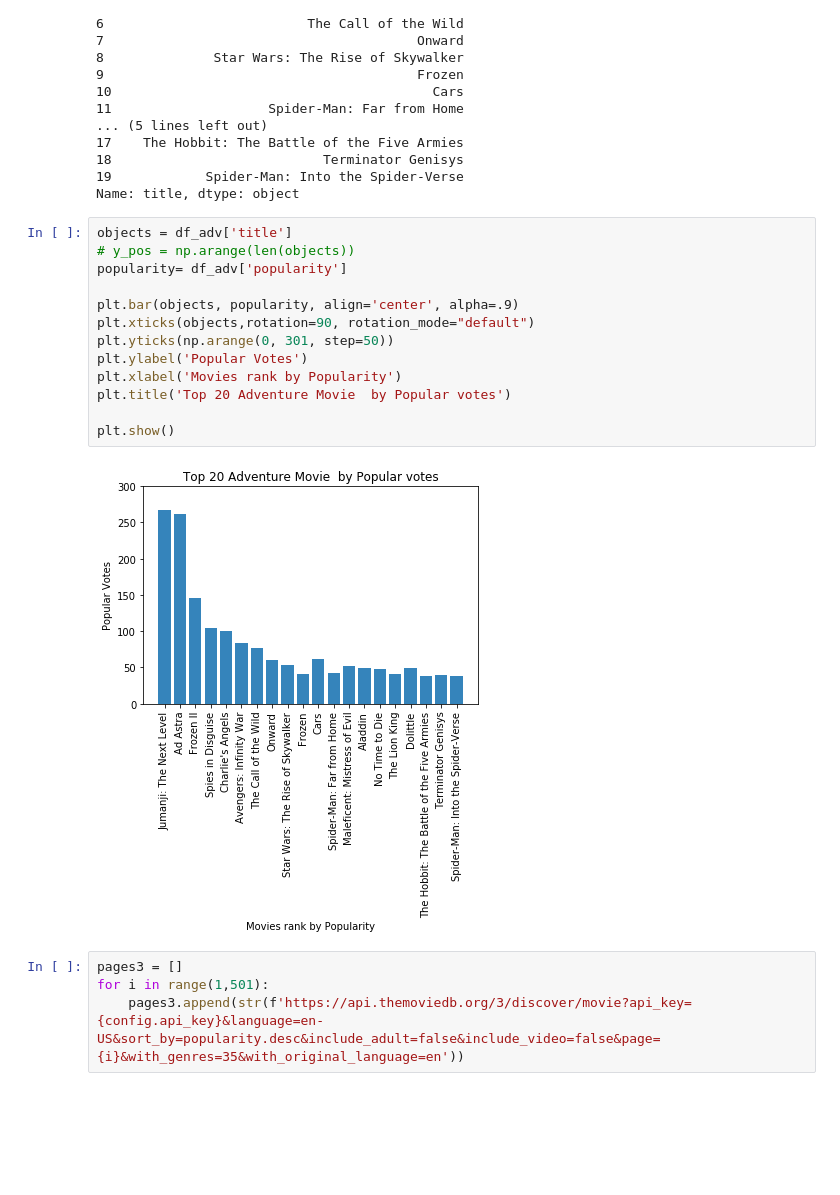
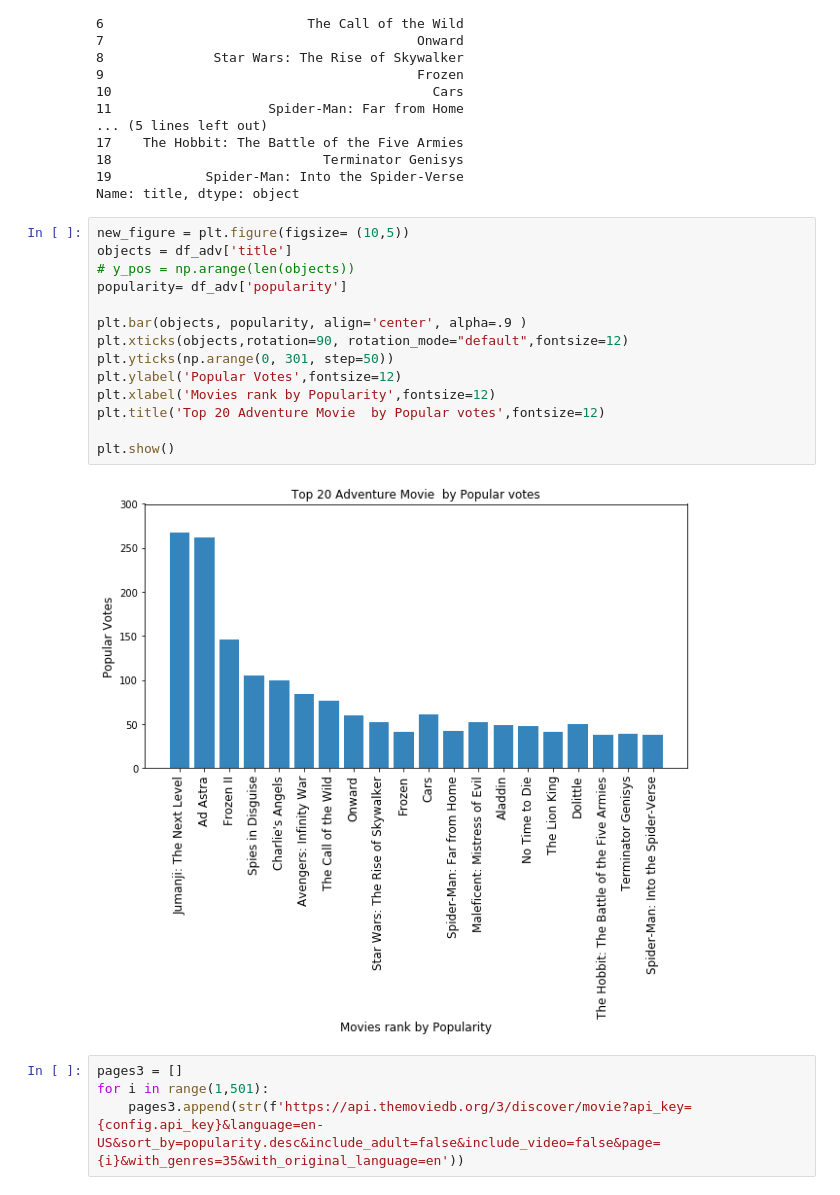
Before and after one commit to J-Joseph524/MEDIA-PROJECT-JJ-EO, a Jupyter notebook: Project.ipynb, the cells around one changed output. Cells and saved outputs as stored; diff of their text form; blank space fills up the shorter version.

```diff
--- a/Project.ipynb
+++ b/Project.ipynb
@@ -131,20 +131,21 @@ df_adv['title']
 19            Spider-Man: Into the Spider-Verse
 Name: title, dtype: object
 # %%
+new_figure = plt.figure(figsize= (10,5))
 objects = df_adv['title']
 # y_pos = np.arange(len(objects))
 popularity= df_adv['popularity']
 
-plt.bar(objects, popularity, align='center', alpha=.9)
-plt.xticks(objects,rotation=90, rotation_mode="default")
+plt.bar(objects, popularity, align='center', alpha=.9 )
+plt.xticks(objects,rotation=90, rotation_mode="default",fontsize=12)
 plt.yticks(np.arange(0, 301, step=50))
-plt.ylabel('Popular Votes')
-plt.xlabel('Movies rank by Popularity')
-plt.title('Top 20 Adventure Movie  by Popular votes')
+plt.ylabel('Popular Votes',fontsize=12)
+plt.xlabel('Movies rank by Popularity',fontsize=12)
+plt.title('Top 20 Adventure Movie  by Popular votes',fontsize=12)
 
 plt.show()
 # %% [output]
-[figure, old version]
+[figure, new version]
 # %%
 pages3 = []
 for i in range(1,501):
```
Also changed, not shown: parts of 25 cells of this notebook.
